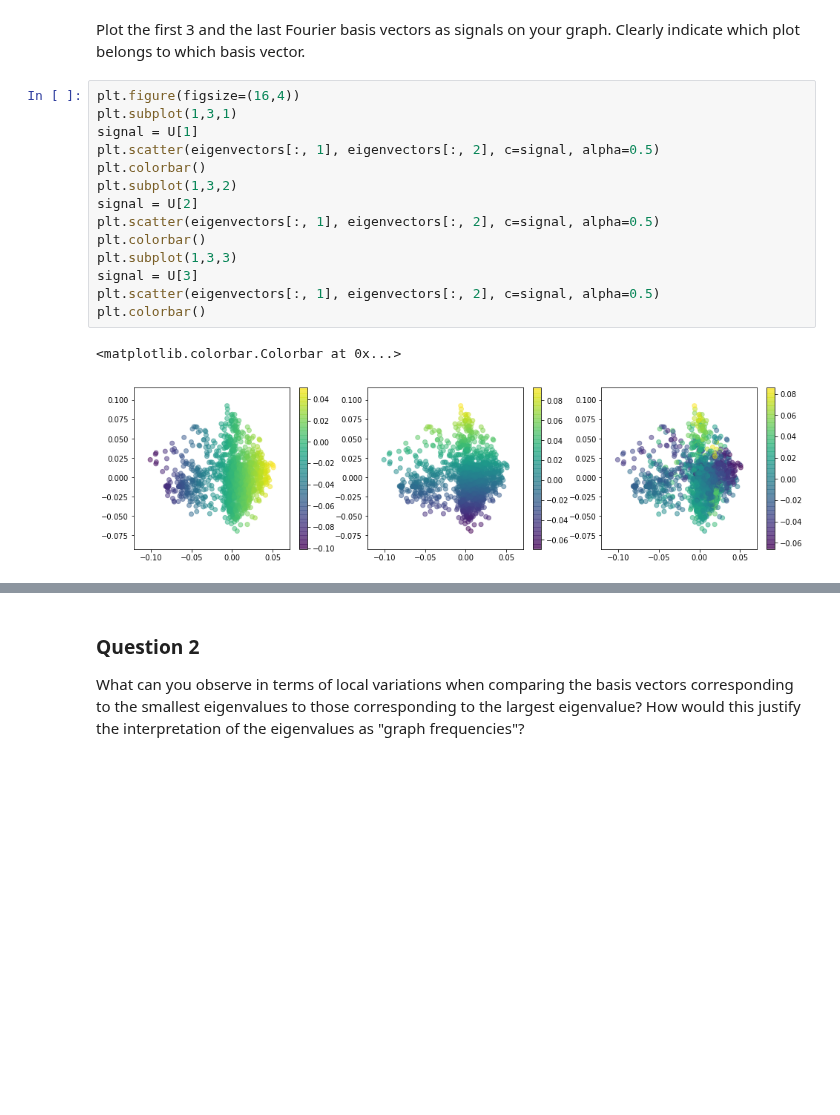
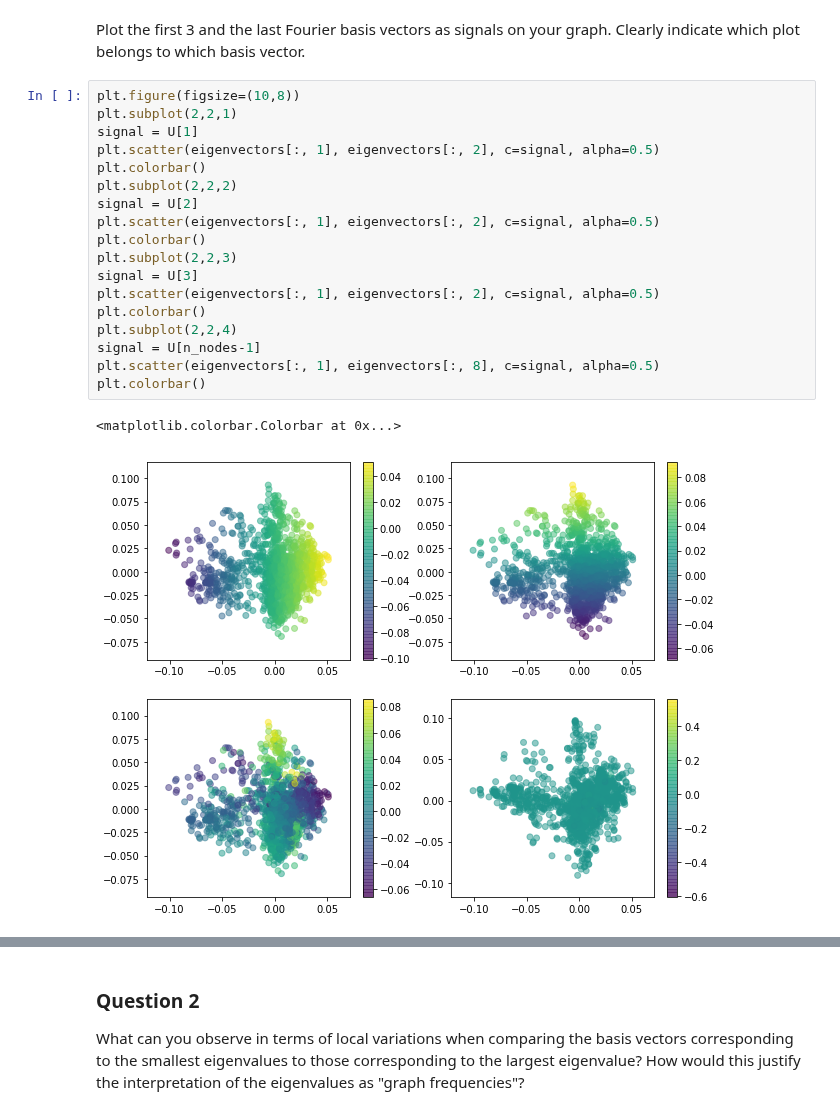
Before and after one commit to vndk36/Project_ntds2018, a Jupyter notebook: Milestone_4/4_AlCi.ipynb, the cells around one changed output, grey strips where cells are left out. Saved outputs shown, nothing was run; the diff lists cells and outputs as text; blank space fills up the shorter version.

```diff
--- a/Milestone_4/4_AlCi.ipynb
+++ b/Milestone_4/4_AlCi.ipynb
@@ -154,19 +154,23 @@ U = eigenvectors.T
 # %% [markdown]
 Plot the first 3 and the last Fourier basis vectors as signals on your graph. Clearly indicate which plot belongs to which basis vector.
 # %%
-plt.figure(figsize=(16,4))
-plt.subplot(1,3,1)
+plt.figure(figsize=(10,8))
+plt.subplot(2,2,1)
 signal = U[1]
 plt.scatter(eigenvectors[:, 1], eigenvectors[:, 2], c=signal, alpha=0.5)
 plt.colorbar()
-plt.subplot(1,3,2)
+plt.subplot(2,2,2)
 signal = U[2]
 plt.scatter(eigenvectors[:, 1], eigenvectors[:, 2], c=signal, alpha=0.5)
 plt.colorbar()
-plt.subplot(1,3,3)
+plt.subplot(2,2,3)
 signal = U[3]
 plt.scatter(eigenvectors[:, 1], eigenvectors[:, 2], c=signal, alpha=0.5)
 plt.colorbar()
+plt.subplot(2,2,4)
+signal = U[n_nodes-1]
+plt.scatter(eigenvectors[:, 1], eigenvectors[:, 8], c=signal, alpha=0.5)
+plt.colorbar()
 # %% [output]
 <matplotlib.colorbar.Colorbar at 0x...>
-[figure, old version]
+[figure, new version]
```
Also changed, not shown: parts of 1 cell of this notebook, 1 other file.
